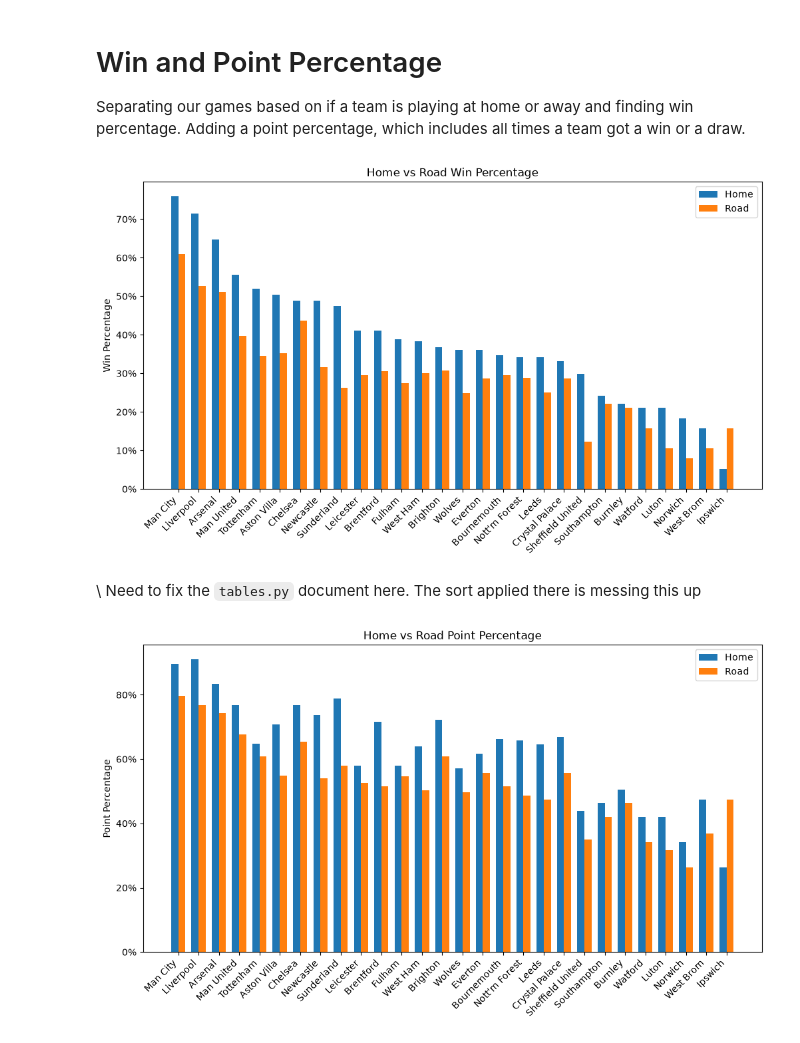
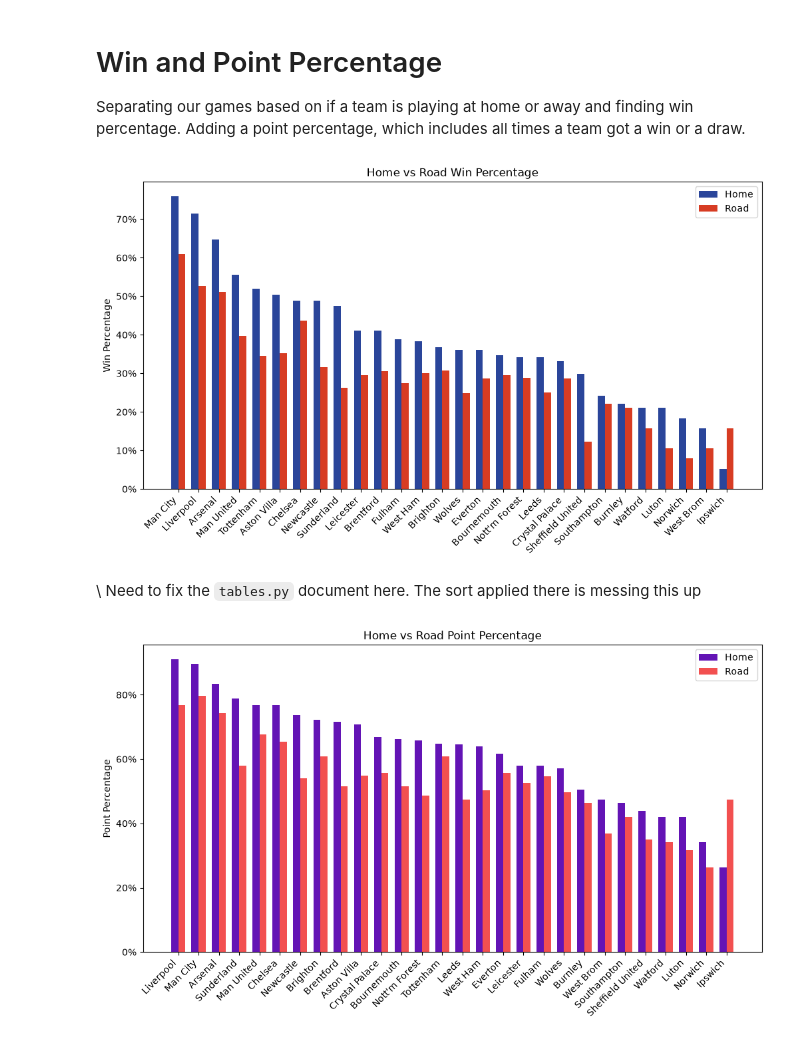
Before and after one commit to hankike/Premier_Prediction, a Jupyter notebook: notebooks/02win_percentage.ipynb, the cells around one changed output. Cells and saved outputs as stored; diff of their text form; code cells hidden in the pictures.

Commit message:
Adding color to WP

```diff
--- a/notebooks/02win_percentage.ipynb
+++ b/notebooks/02win_percentage.ipynb
@@ -20,13 +20,18 @@ standings = create_standings_table(url)
 Separating our games based on if a team is playing at home or away and finding win percentage.
 Adding a point percentage, which includes all times a team got a win or a draw.
 # %%
+standings = standings.sort_values(
+    "Home Win Percentage",
+    ascending=False
+).reset_index(drop=True)
+
 x = np.arange(len(standings))
 width = 0.35
 
 fig, ax = plt.subplots(figsize=(12,6))
 
-ax.bar(x - width/2, standings["Home Win Percentage"], width, label = "Home")
-ax.bar(x + width/2, standings["Road Win Percentage"], width, label = "Road")
+ax.bar(x - width/2, standings["Home Win Percentage"], width, label = "Home", color = "#2a459a")
+ax.bar(x + width/2, standings["Road Win Percentage"], width, label = "Road", color = "#d73c23")
 
 ax.set_xticks(x)
 ax.set_xticklabels(standings["Team"], rotation=45, ha="right")
@@ -38,26 +43,31 @@ ax.legend()
 plt.tight_layout
 plt.show()
 # %% [output]
-[figure, old version]
+[figure, new version]
 # %% [markdown]
 \\ Need to fix the `tables.py` document here. The sort applied there is messing this up
 # %%
+standings = standings.sort_values(
+    "Home Point Percentage",
+    ascending=False
+).reset_index(drop=True)
+
 x = np.arange(len(standings))
 width = 0.35
 
 fig, ax = plt.subplots(figsize=(12,6))
 
-ax.bar(x - width/2, standings["Home Point Percentage"], width, label = "Home")
-ax.bar(x + width/2, standings["Road Point Percentage"], width, label = "Road")
+ax.bar(x - width/2, standings["Home Point Percentage"], width, label = "Home", color = "#6314b5")
+ax.bar(x + width/2, standings["Road Point Percentage"], width, label = "Road", color = "#f25050")
 
 ax.set_xticks(x)
 ax.set_xticklabels(standings["Team"], rotation=45, ha="right")
 ax.yaxis.set_major_formatter(mtick.PercentFormatter(1.0))
 ax.set_ylabel("Point Percentage")
 ax.set_title("Home vs Road Point Percentage")
 ax.legend()
 
 plt.tight_layout
 plt.show()
 # %% [output]
-[figure, old version]
+[figure, new version]
```
Also changed, not shown: 1 other file.
